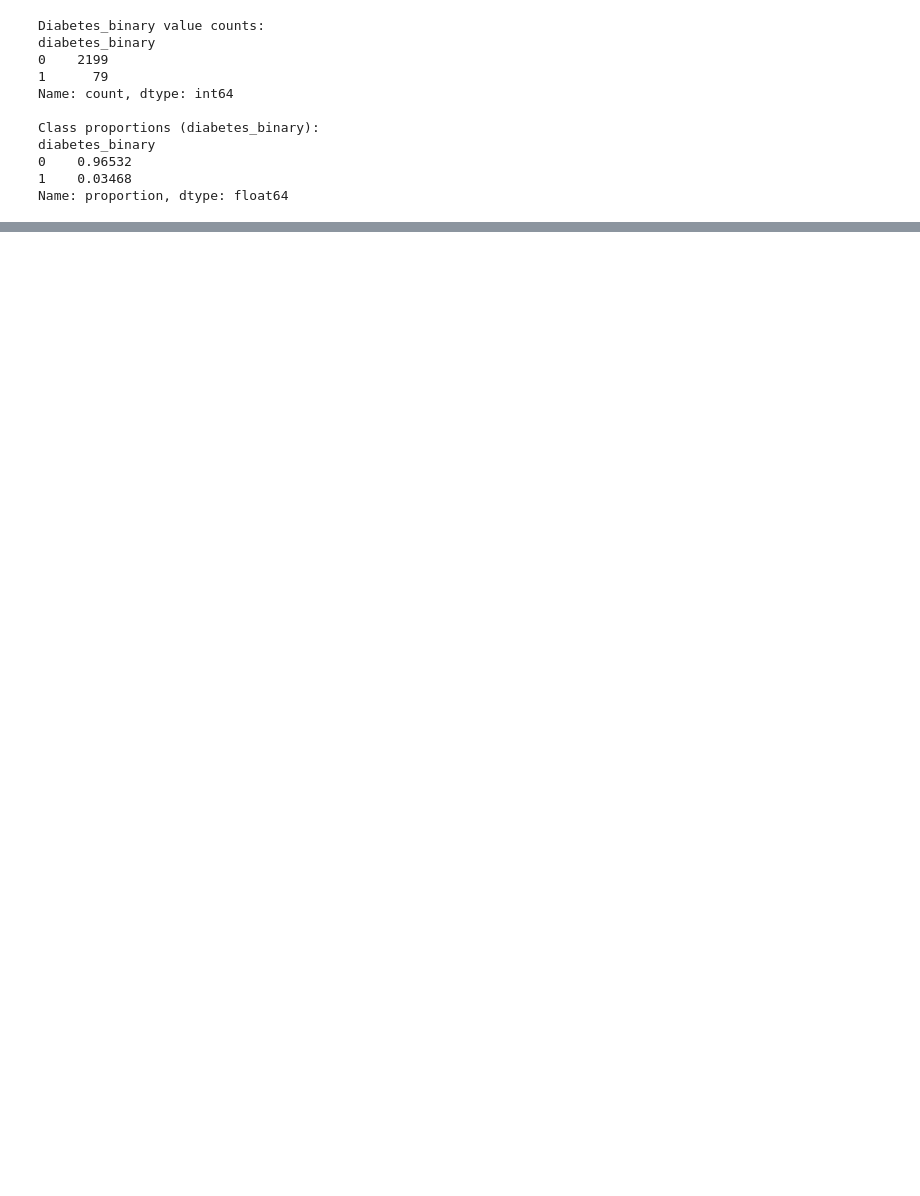
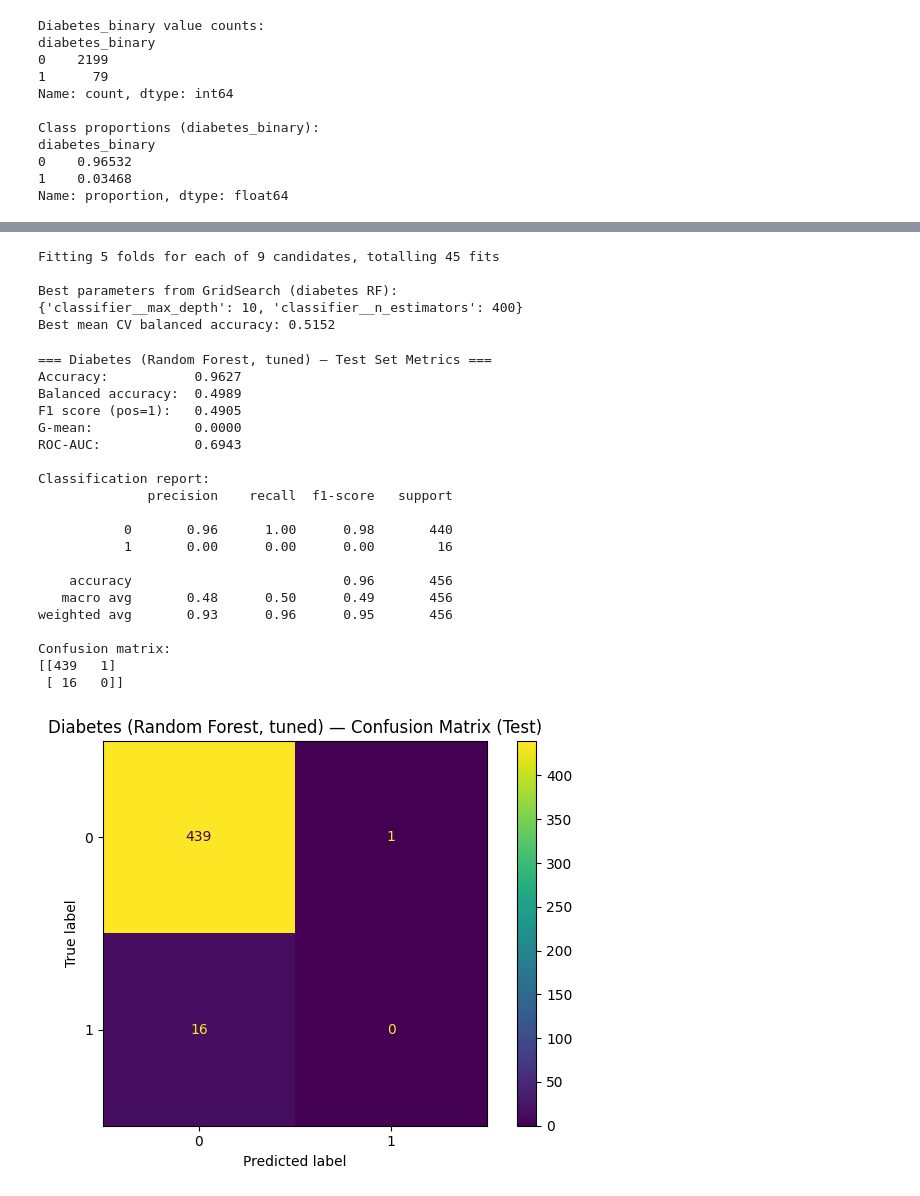
Before and after one commit to bpickett14/MATH3310_FA_2025_FP1_G01_PICKETT_CARDONA, a Jupyter notebook: notebooks/Final.ipynb, the cells around one changed output, grey strips where cells are left out. Drawn from its saved outputs; the diff is of its cells as text; code cells hidden in the pictures; blank space fills up the shorter version.

```diff
--- a/notebooks/Final.ipynb
+++ b/notebooks/Final.ipynb
@@ -62,7 +62,7 @@ def evaluate_classifier(model, X_train, X_test, y_train, y_test, target_name="")
 
     acc = accuracy_score(y_test, y_pred)
     bal_acc = balanced_accuracy_score(y_test, y_pred)
-    f1 = f1_score(y_test, y_pred, average='binary')
+    f1 = f1_score(y_test, y_pred, average='macro')
     gm = gmean_score(y_test, y_pred)
 
     print(f"=== {target_name} — Test Set Metrics ===")
@@ -487,6 +494,7 @@ diabetes_binary
 Name: proportion, dtype: float64
 # %%
 # Task 2: Diabetes-risk classification (binary label from Diabetes Status)
+# we are going to focus on age, sex, BMI, glucose-related features, and vigorous exercise
 
-X_diab = diab_df.drop(columns=['Diabetes_Status', 'diabetes_binary'])
+X_diab = diab_df.drop(columns=['Diabetes_Status', 'diabetes_binary', 'ID', 'age_group', 'Insulin_Level'])
 y_diab = diab_df['diabetes_binary']
@@ -502,0 +734,68 @@ Name: count, dtype: int64
+# %%
+# grid search over RF Hyperparameters
+
+rf_grid_pipe = Pipeline(
+    steps=[
+        ("preprocessor", diab_preprocessor),
+        ("classifier", RandomForestClassifier(random_state=0, n_jobs=-1)),
+    ]
+)
+
+param_grid_diab = {
+    "classifier__n_estimators": [200, 400, 800],
+    "classifier__max_depth": [None, 5, 10],
+}
+
+gs_diab = GridSearchCV(
+    estimator=rf_grid_pipe,
+    param_grid=param_grid_diab,
+    cv=cv_strat_diab,
+    scoring="balanced_accuracy",
+    n_jobs=-1,
+    verbose=1,
+)
+
+gs_diab.fit(X_train_diab, y_train_diab)
+
+print("\nBest parameters from GridSearch (diabetes RF):")
+print(gs_diab.best_params_)
+print(f"Best mean CV balanced accuracy: {gs_diab.best_score_:.4f}\n")
+# %% [output]
+Fitting 5 folds for each of 9 candidates, totalling 45 fits
+
+Best parameters from GridSearch (diabetes RF):
+{'classifier__max_depth': 10, 'classifier__n_estimators': 400}
+Best mean CV balanced accuracy: 0.5152
+# %%
+best_diab_rf_pipe = gs_diab.best_estimator_
+
+y_diab_pred_gs, diab_gs_metrics = evaluate_classifier(
+    best_diab_rf_pipe,
+    X_train_diab,
+    X_test_diab,
+    y_train_diab,
+    y_test_diab,
+    target_name="Diabetes (Random Forest, tuned)",
+)
+# %% [output]
+=== Diabetes (Random Forest, tuned) — Test Set Metrics ===
+Accuracy:           0.9627
+Balanced accuracy:  0.4989
+F1 score (pos=1):   0.4905
+G-mean:             0.0000
+ROC-AUC:            0.6943
+
+Classification report:
+              precision    recall  f1-score   support
+
+           0       0.96      1.00      0.98       440
+           1       0.00      0.00      0.00        16
+
+    accuracy                           0.96       456
+   macro avg       0.48      0.50      0.49       456
+weighted avg       0.93      0.96      0.95       456
+
+Confusion matrix:
+[[439   1]
+ [ 16   0]]
+[figure, added]
```
Also changed, not shown: parts of 14 cells of this notebook.
